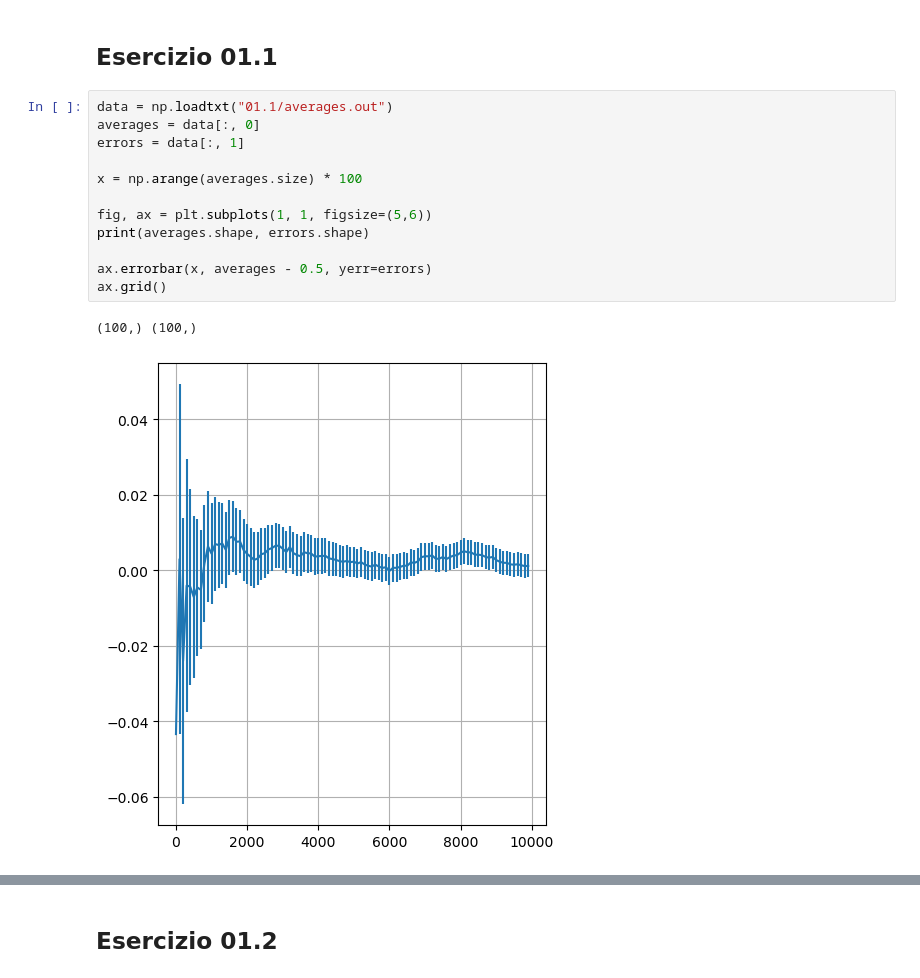
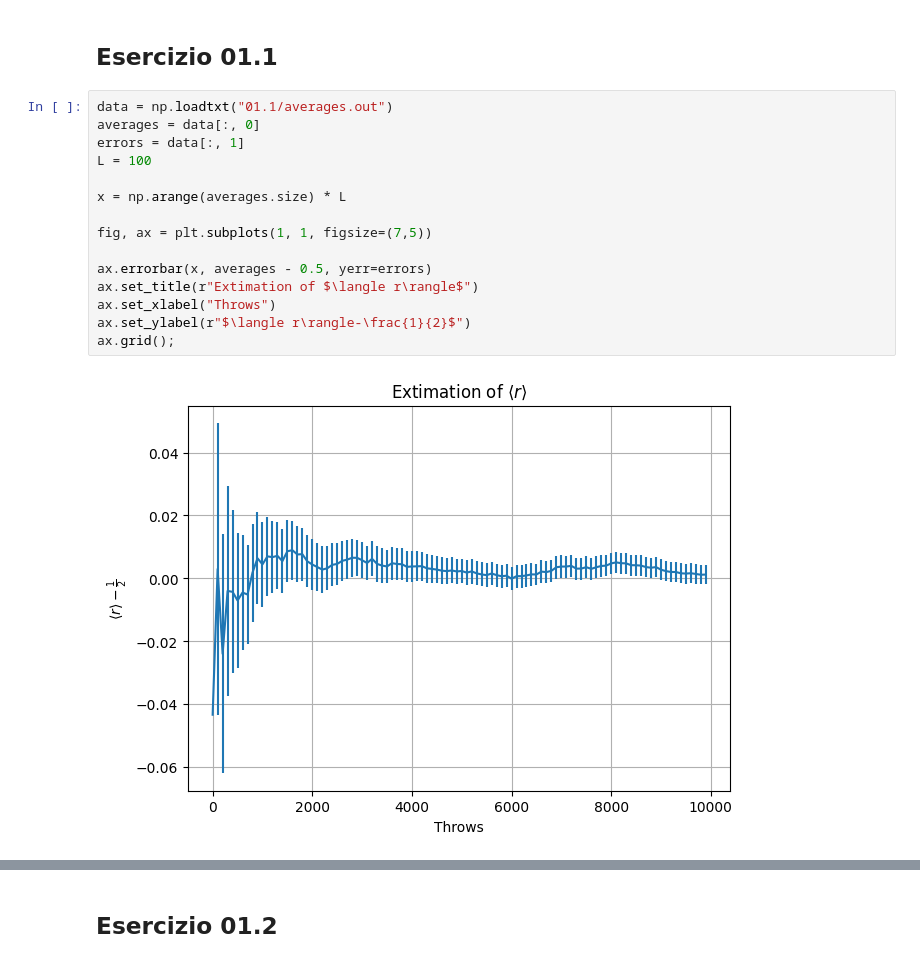
Before and after one commit to Nessun0o0/LSN, a Jupyter notebook: 01-Exercises/LSN01.ipynb, the cells around one changed output, grey strips where cells are left out. Cells and saved outputs as stored; diff of their text form.

```diff
--- a/01-Exercises/LSN01.ipynb
+++ b/01-Exercises/LSN01.ipynb
@@ -10,16 +10,18 @@ import math
 # %%
 data = np.loadtxt("01.1/averages.out")
 averages = data[:, 0]
 errors = data[:, 1]
+L = 100
 
-x = np.arange(averages.size) * 100
+x = np.arange(averages.size) * L
 
-fig, ax = plt.subplots(1, 1, figsize=(5,6))
-print(averages.shape, errors.shape)
+fig, ax = plt.subplots(1, 1, figsize=(7,5))
 
 ax.errorbar(x, averages - 0.5, yerr=errors)
-ax.grid()
+ax.set_title(r"Extimation of $\langle r\rangle$")
+ax.set_xlabel("Throws")
+ax.set_ylabel(r"$\langle r\rangle-\frac{1}{2}$")
+ax.grid();
 # %% [output]
-(100,) (100,)
-[figure, old version]
+[figure, new version]
 # %%
```
Also changed, not shown: parts of 6 cells of this notebook, 7 other files.
